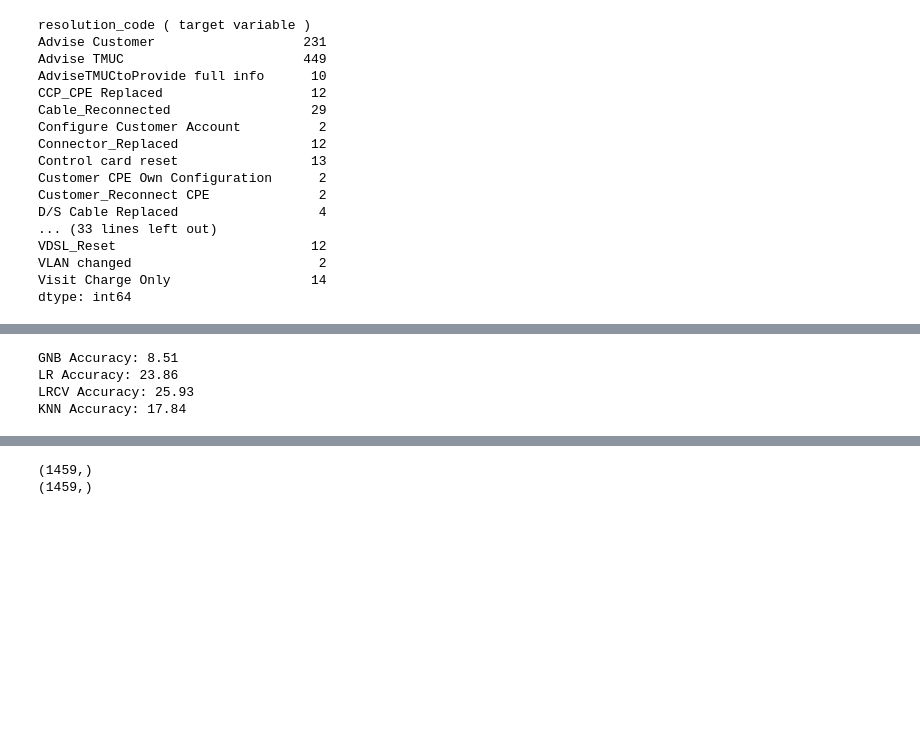
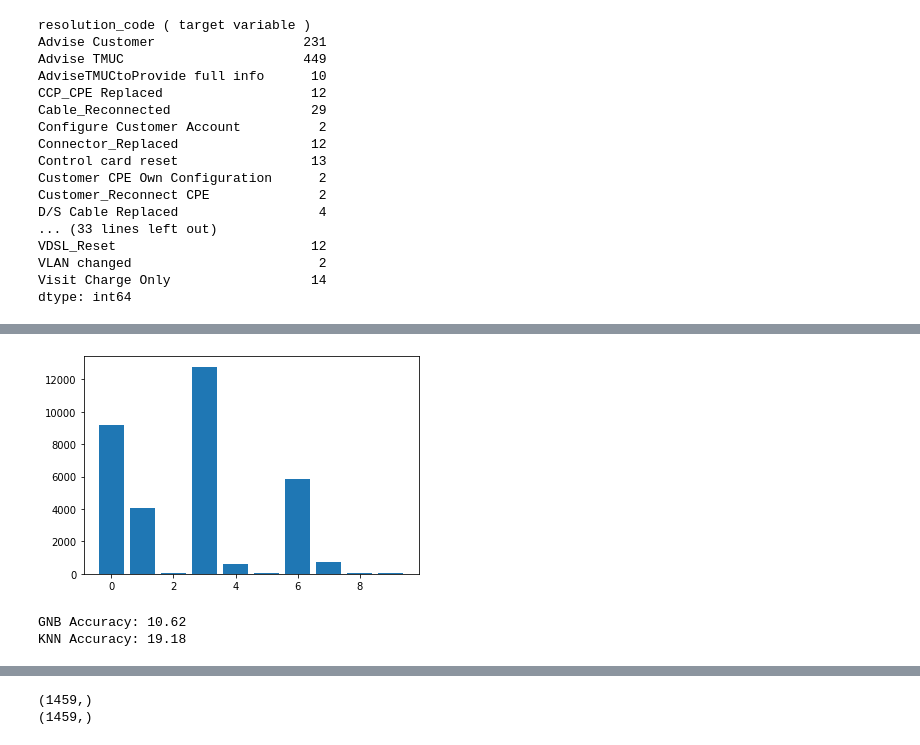
Before and after one commit to SoulMUSZE/nia_sampling, a Jupyter notebook: nia_sampling.ipynb, the cells around one changed output, grey strips where cells are left out. Saved outputs shown, nothing was run; the diff lists cells and outputs as text; code cells hidden in the pictures; blank space fills up the shorter version.

```diff
--- a/nia_sampling.ipynb
+++ b/nia_sampling.ipynb
@@ -152,7 +146,7 @@ nia_copy.head()
 # %%
 nia_dataset = nia_copy.values
 X = nia_dataset[:, :-1]
-X = X.astype(str)
+#X = X.astype(str)
 y = nia_dataset[:,-1]
 # %%
 print(X.shape)
@@ -206,0 +201,3 @@ y_test_enc = le.fit_transform(y_test)
+# %%
+for i in range(len(fs.scores_)):
+    print('Feature %d: %f' % (i, fs.scores_[i]))
@@ -207,3 +215,10 @@ y_test_enc = le.fit_transform(y_test)
+# %%
+# plot the scores
+from matplotlib import pyplot
+pyplot.bar([i for i in range(len(fs.scores_))], fs.scores_)
+pyplot.show()
+# %% [output]
+[figure, added]
 # %%
 # load various classifiers
 from sklearn.naive_bayes import GaussianNB
@@ -232,19 +247,17 @@ yhat_knn = knn.predict(X_test_enc)
 # evaluate predictions
 from sklearn.metrics import accuracy_score
 accuracy_gnb = accuracy_score(y_test_enc, yhat_gnb)
-accuracy_lr = accuracy_score(y_test_enc, yhat_lr)
-accuracy_lrcv = accuracy_score(y_test_enc, yhat_lrcv)
+# accuracy_lr = accuracy_score(y_test_enc, yhat_lr)
+# accuracy_lrcv = accuracy_score(y_test_enc, yhat_lrcv)
 accuracy_knn = accuracy_score(y_test_enc, yhat_knn)
 
 print('GNB Accuracy: %.2f' % (accuracy_gnb*100))
-print('LR Accuracy: %.2f' % (accuracy_lr*100))
-print('LRCV Accuracy: %.2f' % (accuracy_lrcv*100))
+# print('LR Accuracy: %.2f' % (accuracy_lr*100))
+# print('LRCV Accuracy: %.2f' % (accuracy_lrcv*100))
 print('KNN Accuracy: %.2f' % (accuracy_knn*100))
 # %% [output]
-GNB Accuracy: 8.51
-LR Accuracy: 23.86
-LRCV Accuracy: 25.93
-KNN Accuracy: 17.84
+GNB Accuracy: 10.62
+KNN Accuracy: 19.18
 # %%
 # encode all input data
 X_enc = oe.fit_transform(X)
```
Also changed, not shown: parts of 18 cells of this notebook, 1 other file.
